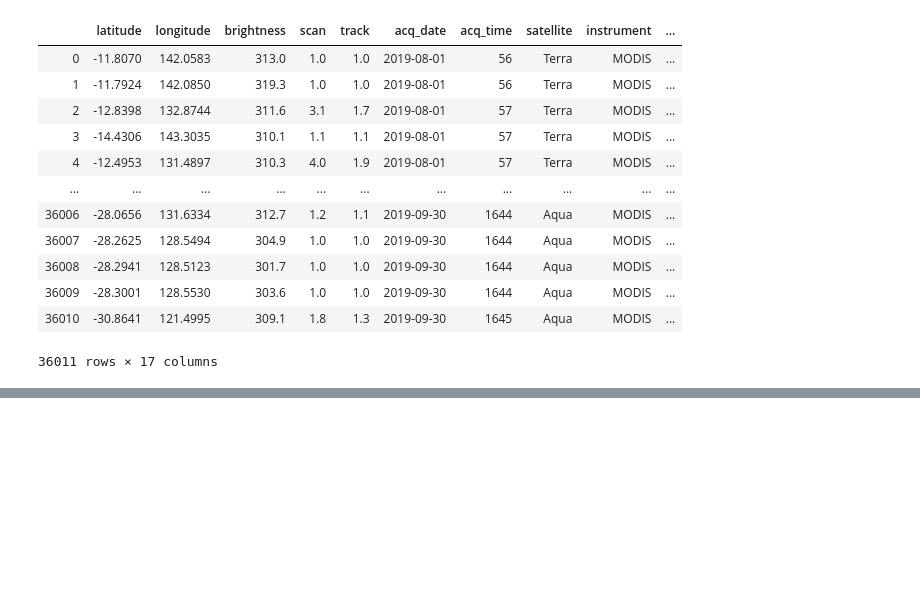
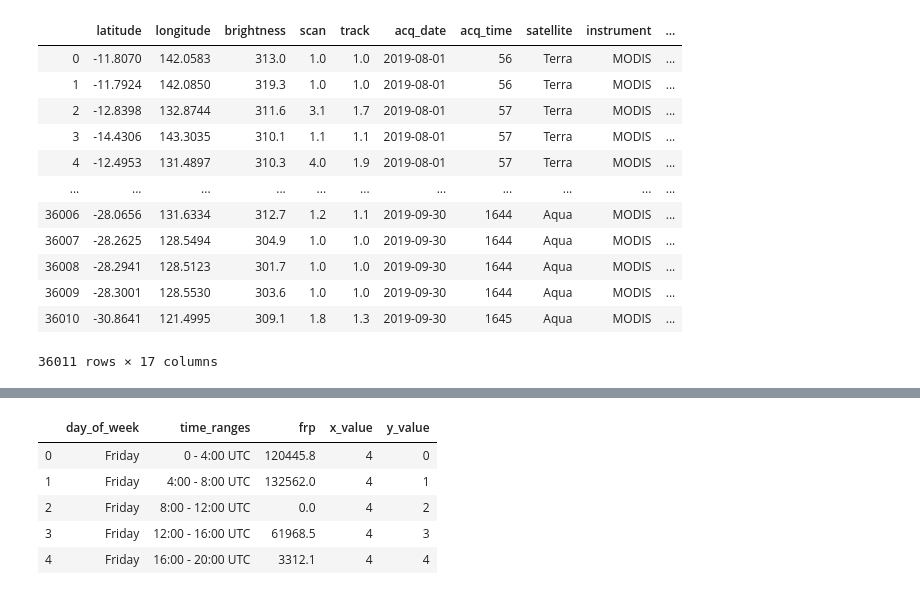
Before and after one commit to alyssamoyer/project_two_bootcamp, a Jupyter notebook: data_cleaning.ipynb, the cells around one changed output, grey strips where cells are left out. Saved outputs shown, nothing was run; the diff lists cells and outputs as text; code cells hidden in the pictures; blank space fills up the shorter version.

```diff
--- a/data_cleaning.ipynb
+++ b/data_cleaning.ipynb
@@ -91,0 +107,23 @@ df_M6.to_csv('fire_archive_M6_96619_clean.csv')
+# %%
+#loop through dataframe and add a new column for the x values based on the day of week. The x values will be used in high charts.
+index_count = 0;
+df_M6_grouped['x_value'] = ""
+for rows in df_M6_grouped.iterrows():
+    weekday = df_M6_grouped.loc[index_count, 'day_of_week']
+    if weekday == "Monday":
+        df_M6_grouped.loc[index_count, 'x_value'] = 0
+    elif weekday == "Tuesday":
+        df_M6_grouped.loc[index_count, 'x_value'] = 1
+    elif weekday == "Wednesday":
+        df_M6_grouped.loc[index_count, 'x_value'] = 2
+    elif weekday == "Thursday":
+        df_M6_grouped.loc[index_count, 'x_value'] = 3
+    elif weekday == "Friday":
+        df_M6_grouped.loc[index_count, 'x_value'] = 4
+    elif weekday == "Saturday":
+        df_M6_grouped.loc[index_count, 'x_value'] = 5
+    elif weekday == "Sunday":
+        df_M6_grouped.loc[index_count, 'x_value'] = 6
+    index_count = index_count + 1
+
+df_M6_grouped.head()
@@ -91,0 +137,29 @@ df_M6.to_csv('fire_archive_M6_96619_clean.csv')
+# %%
+#loop through the dataframe and add a new column for the y value based on time bins. The y value will be used in high charts.
+index_count = 0;
+df_M6_grouped['y_value'] = ""
+for rows in df_M6_grouped.iterrows():
+    time = df_M6_grouped.loc[index_count, 'time_ranges']
+    if time == "0 - 4:00 UTC":
+        df_M6_grouped.loc[index_count, 'y_value'] = 0
+    elif time == "4:00 - 8:00 UTC":
+        df_M6_grouped.loc[index_count, 'y_value'] = 1
+    elif time == "8:00 - 12:00 UTC":
+        df_M6_grouped.loc[index_count, 'y_value'] = 2
+    elif time == "12:00 - 16:00 UTC":
+        df_M6_grouped.loc[index_count, 'y_value'] = 3
+    elif time == "16:00 - 20:00 UTC":
+        df_M6_grouped.loc[index_count, 'y_value'] = 4
+    elif time == "20:00 - 24:00 UTC":
+        df_M6_grouped.loc[index_count, 'y_value'] = 5
+    index_count = index_count + 1
+
+df_M6_grouped ['frp'] = df_M6_grouped ['frp'] .fillna(value=0)
+df_M6_grouped.head()
+# %% [output]
+|  | day_of_week | time_ranges | frp | x_value | y_value |
+| 0 | Friday | 0 - 4:00 UTC | 120445.8 | 4 | 0 |
+| 1 | Friday | 4:00 - 8:00 UTC | 132562.0 | 4 | 1 |
+| 2 | Friday | 8:00 - 12:00 UTC | 0.0 | 4 | 2 |
+| 3 | Friday | 12:00 - 16:00 UTC | 61968.5 | 4 | 3 |
+| 4 | Friday | 16:00 - 20:00 UTC | 3312.1 | 4 | 4 |
```
Also changed, not shown: parts of 8 cells of this notebook, 2 other files.
